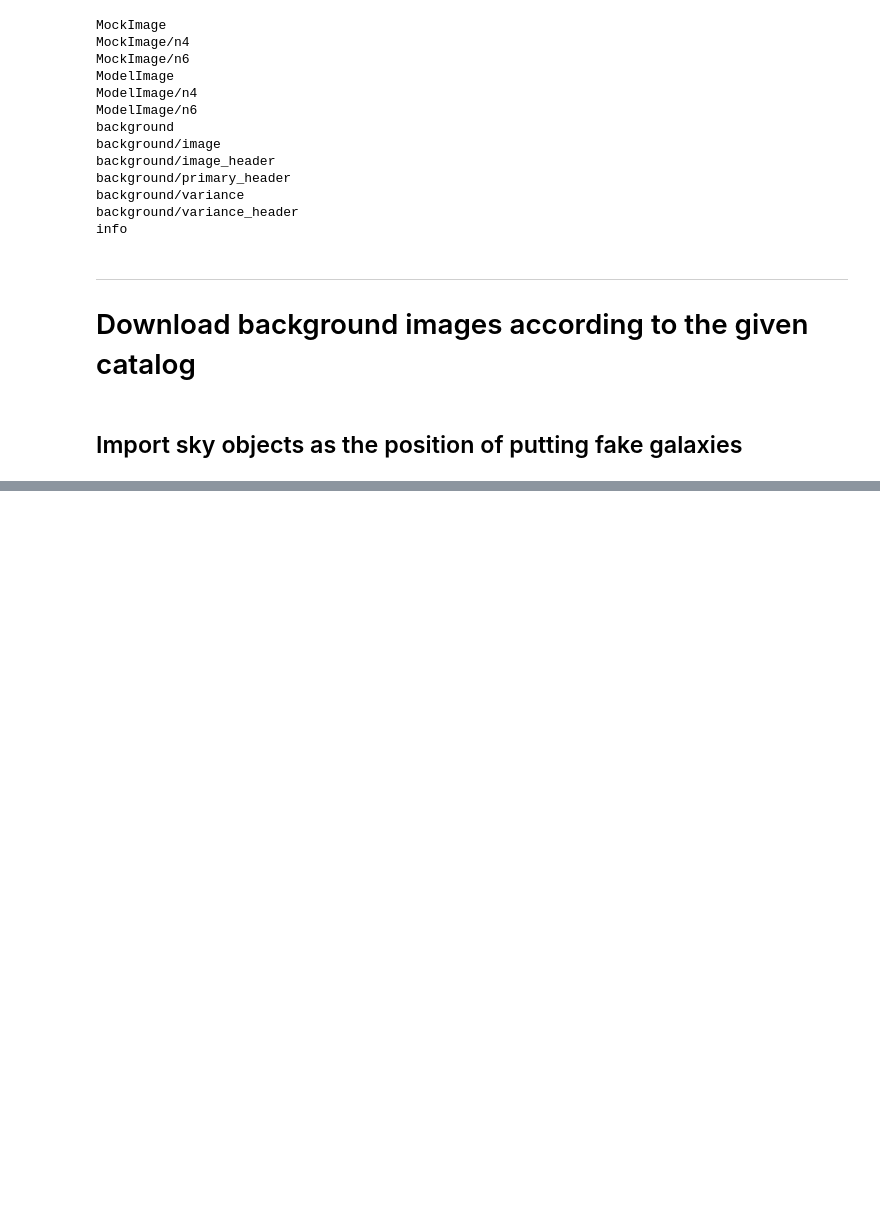
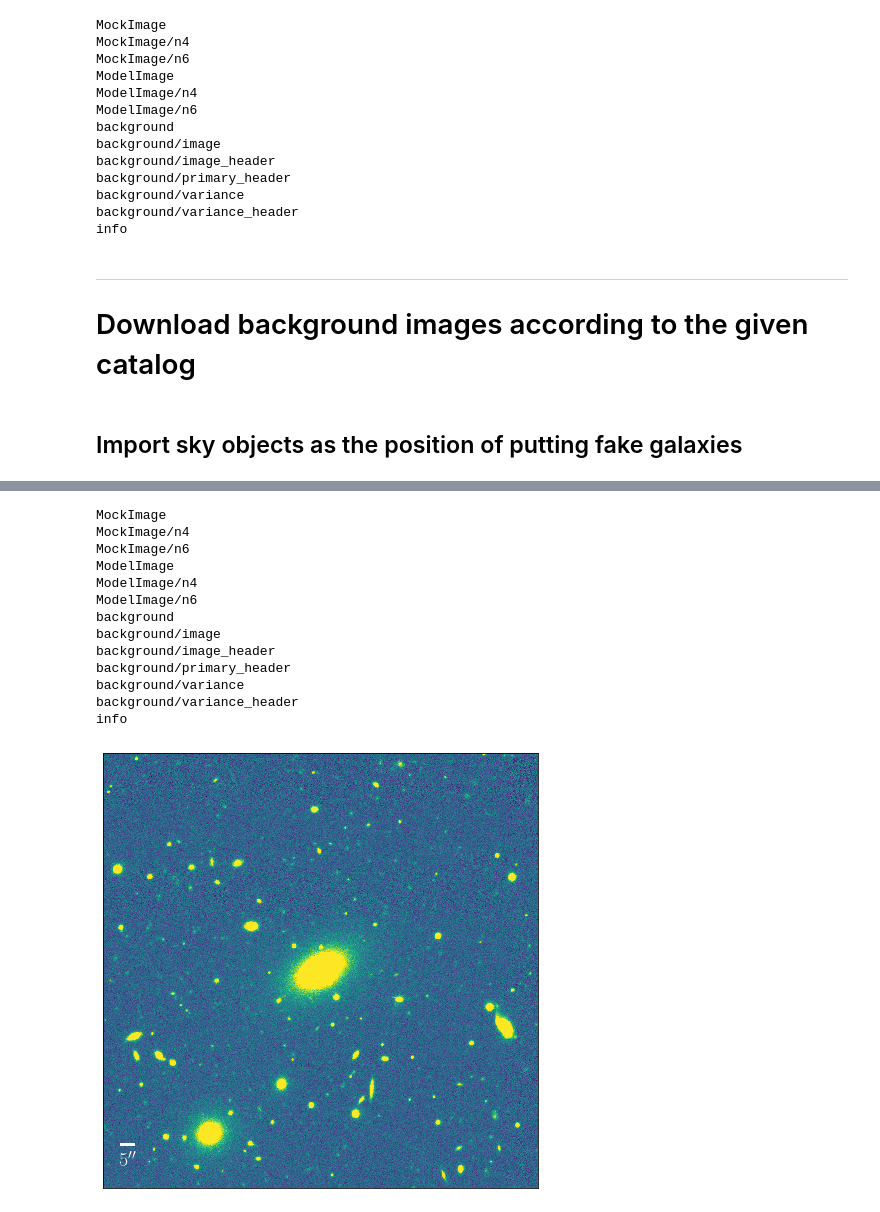
Before and after one commit to AstroJacobLi/slug, a Jupyter notebook: demo/HDF5-Generate-mock-image.ipynb, the cells around one changed output, grey strips where cells are left out. Cells and saved outputs as stored; diff of their text form; code cells hidden in the pictures; blank space fills up the shorter version.

```diff
--- a/demo/HDF5-Generate-mock-image.ipynb
+++ b/demo/HDF5-Generate-mock-image.ipynb
@@ -295 +300,26 @@ The center of this image: [600, 600]
 <Figure size 432x288 with 0 Axes>
+# %%
+f = h5py.File('./HDF5/MockGalaxy-001.h5', 'r+')
+def print_attrs(name, obj):
+    print name
+    for key, val in obj.attrs.iteritems():
+        print "    %s: %s" % (key, val)
+
+f.visititems(print_attrs)
+display_single(f['MockImage']['n4'].value)
+f.close()
+# %% [output]
+MockImage
+MockImage/n4
+MockImage/n6
+ModelImage
+ModelImage/n4
+ModelImage/n6
+background
+background/image
+background/image_header
+background/primary_header
+background/variance
+background/variance_header
+info
+[figure, added]
```
Also changed, not shown: parts of 3 cells of this notebook, 1 other file.
